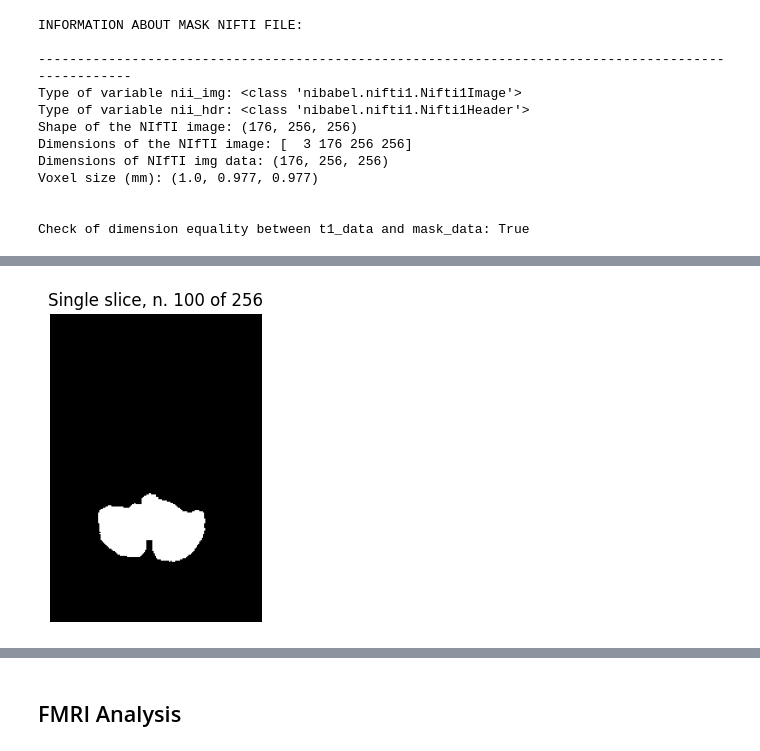
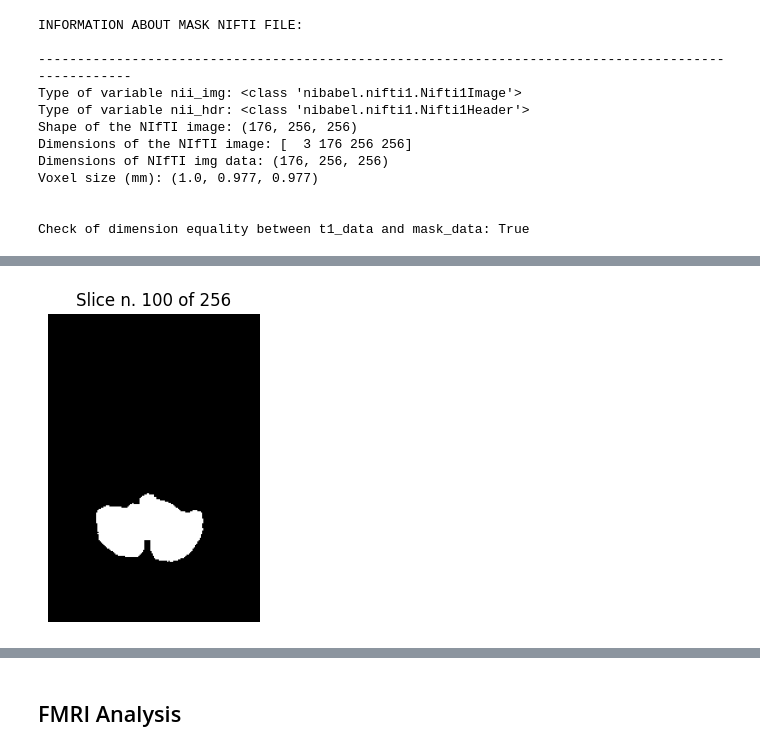
Before and after one commit to tommydelu/MRI-analysis-pipeline, a Jupyter notebook: 0_data_exploration.ipynb, the cells around one changed output, grey strips where cells are left out. Cells and saved outputs as stored; diff of their text form; code cells hidden in the pictures.

Commit message:
refactoring utils.display

```diff
--- a/0_data_exploration.ipynb
+++ b/0_data_exploration.ipynb
@@ -42,14 +43,3 @@ from config import *
-# %%
-# os can be used to manage paths to files... these are the paths needed
-
-PROJECT_PATH     = os.path.dirname(os.path.abspath(__name__)) # extract directory of this file
-DATA_PATH        = os.path.join(os.getcwd(), "data")
-T1_PATH          = os.path.join(DATA_PATH, "T1w.nii")
-MASK_PATH        = os.path.join(DATA_PATH, "mask.nii")
-FMRI_PATH        = os.path.join(DATA_PATH, "fMRI.nii")
-MNI_PATH         = os.path.join(DATA_PATH, "MNI152_T1_2mm_brain.nii")
-ATLAS_PATH       = os.path.join(DATA_PATH, "Schaefer2018_200Parcels_7Networks_order_FSLMNI152_2mm.nii")
-REGIONS_CSV_PATH = os.path.join(DATA_PATH, "Schaefer2018_200Parcels_7Networks_order_FSLMNI152_2mm.Centroid_RAS.csv")
 # %% [markdown]
 ## T1-Weighted Analysis
 # %%
@@ -75,10 +65,12 @@ display_group_of_slices(t1_data, 10,starting_idx=100, axis="sagittal")
 # %% [markdown]
 ## Mask Analysis
 # %%
-mask, mask_hdr, mask_data, mask_dims = load_and_display(MASK_PATH, 'MASK')
+mask_dict = loadAndDisplay(MASK_PATH, 'MASK', print_summary = True)
 
+
+# Let's make sure that the dimensions of t1_data and mask_data match
 print("\n")
-print(f"Check of dimension equality between t1_data and mask_data: {t1_data.shape == mask_data.shape}")
+print(f"Check of dimension equality between t1_data and mask_data: {t1_dict['data'].shape == mask_dict['data'].shape}")
 # %% [output]
 INFORMATION ABOUT MASK NIFTI FILE:
 
@@ -99,4 +87,4 @@ single_slice_hist(t1_data, mask_data, slice_idx=100)
 # %%
-display_single_slice(mask_data, slice_idx=100, axis="axial")
+displaySingleSlice(mask_dict['data'], slice_idx = 100, axis = "axial")
 # %% [output]
-[figure, old version]
+[figure, new version]
```
Also changed, not shown: parts of 19 cells of this notebook, 4 other files.
